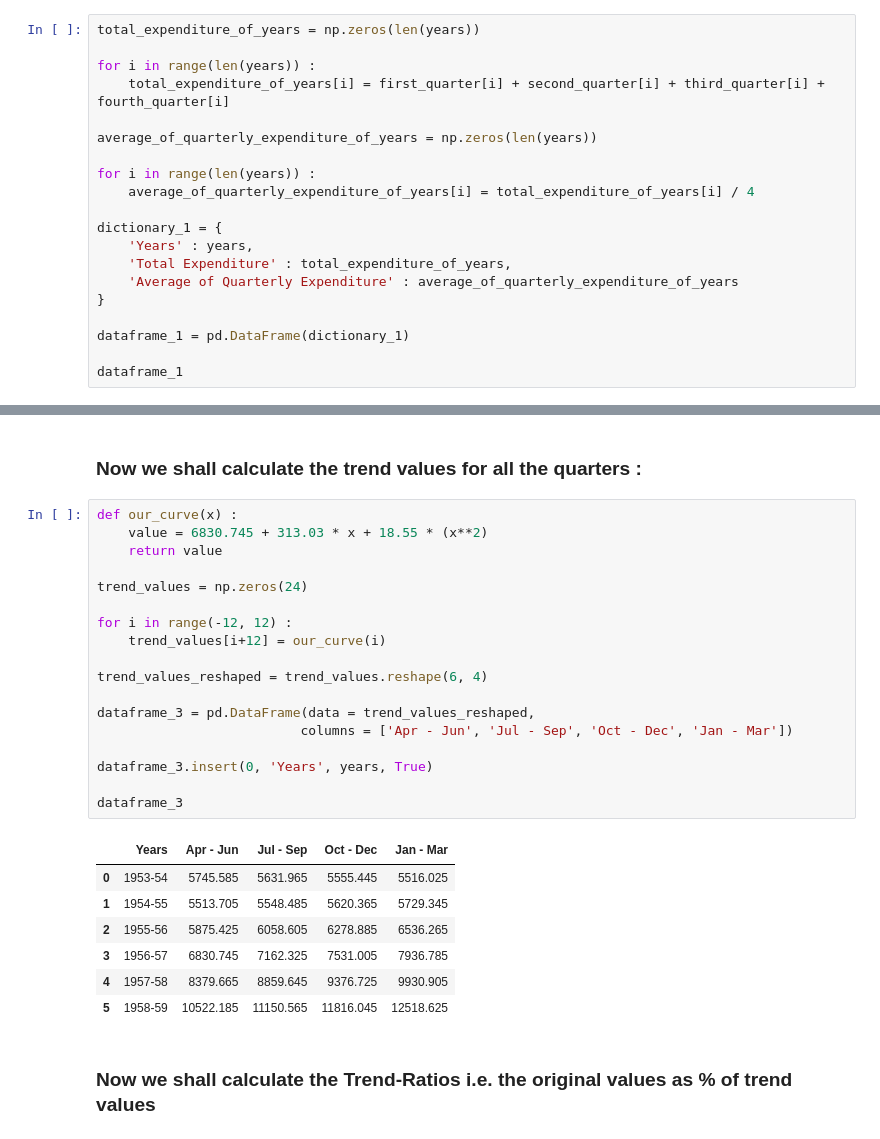
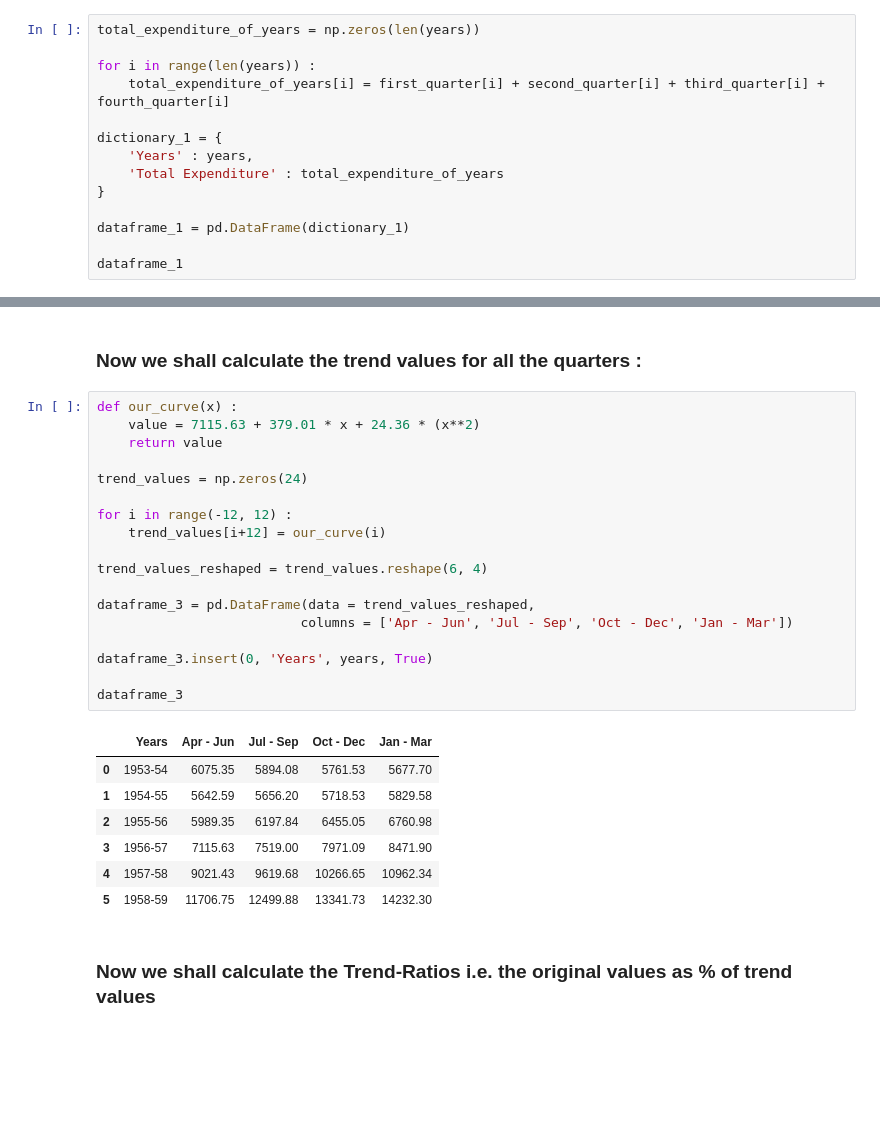
Before and after one commit to sakunisgithub/python_programming, a Jupyter notebook: python_general/00058_time_series_1.ipynb, the cells around one changed output, grey strips where cells are left out. Drawn from its saved outputs; the diff is of its cells as text; blank space fills up the shorter version.

```diff
--- a/python_general/00058_time_series_1.ipynb
+++ b/python_general/00058_time_series_1.ipynb
@@ -38,15 +38,9 @@ total_expenditure_of_years = np.zeros(len(years))
 for i in range(len(years)) :
     total_expenditure_of_years[i] = first_quarter[i] + second_quarter[i] + third_quarter[i] + fourth_quarter[i]
 
-average_of_quarterly_expenditure_of_years = np.zeros(len(years))
-
-for i in range(len(years)) :
-    average_of_quarterly_expenditure_of_years[i] = total_expenditure_of_years[i] / 4
-
 dictionary_1 = {
     'Years' : years,
-    'Total Expenditure' : total_expenditure_of_years,
-    'Average of Quarterly Expenditure' : average_of_quarterly_expenditure_of_years
+    'Total Expenditure' : total_expenditure_of_years
 }
 
 dataframe_1 = pd.DataFrame(dictionary_1)
@@ -161,30 +181,30 @@ with **origin** = mid-point of first quarter of 1956-57 and **unit** = 1 quarter
 ### Now we shall calculate the trend values for all the quarters :
 # %%
 def our_curve(x) :
-    value = 6830.745 + 313.03 * x + 18.55 * (x**2)
+    value = 7115.63 + 379.01 * x + 24.36 * (x**2)
     return value
 
 trend_values = np.zeros(24)
 
 for i in range(-12, 12) :
     trend_values[i+12] = our_curve(i)
 
 trend_values_reshaped = trend_values.reshape(6, 4)
 
 dataframe_3 = pd.DataFrame(data = trend_values_reshaped,
                           columns = ['Apr - Jun', 'Jul - Sep', 'Oct - Dec', 'Jan - Mar'])
 
 dataframe_3.insert(0, 'Years', years, True)
 
 dataframe_3
 # %% [output]
 |  | Years | Apr - Jun | Jul - Sep | Oct - Dec | Jan - Mar |
-| 0 | 1953-54 | 5745.585 | 5631.965 | 5555.445 | 5516.025 |
-| 1 | 1954-55 | 5513.705 | 5548.485 | 5620.365 | 5729.345 |
-| 2 | 1955-56 | 5875.425 | 6058.605 | 6278.885 | 6536.265 |
-| 3 | 1956-57 | 6830.745 | 7162.325 | 7531.005 | 7936.785 |
-| 4 | 1957-58 | 8379.665 | 8859.645 | 9376.725 | 9930.905 |
-| 5 | 1958-59 | 10522.185 | 11150.565 | 11816.045 | 12518.625 |
+| 0 | 1953-54 | 6075.35 | 5894.08 | 5761.53 | 5677.70 |
+| 1 | 1954-55 | 5642.59 | 5656.20 | 5718.53 | 5829.58 |
+| 2 | 1955-56 | 5989.35 | 6197.84 | 6455.05 | 6760.98 |
+| 3 | 1956-57 | 7115.63 | 7519.00 | 7971.09 | 8471.90 |
+| 4 | 1957-58 | 9021.43 | 9619.68 | 10266.65 | 10962.34 |
+| 5 | 1958-59 | 11706.75 | 12499.88 | 13341.73 | 14232.30 |
 # %% [markdown]
 ### Now we shall calculate the Trend-Ratios i.e. the original values as % of trend values
 # %%
```
Also changed, not shown: parts of 20 cells of this notebook.
